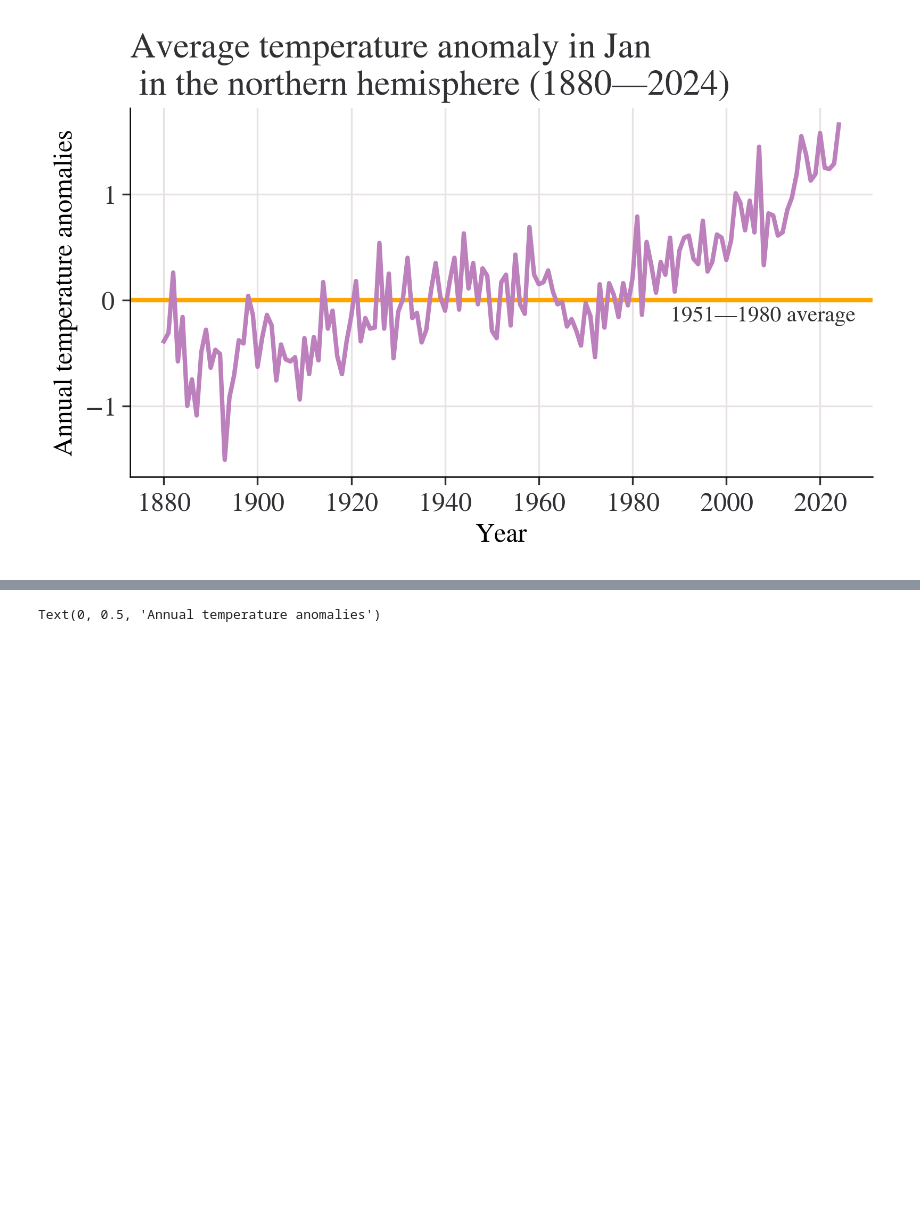
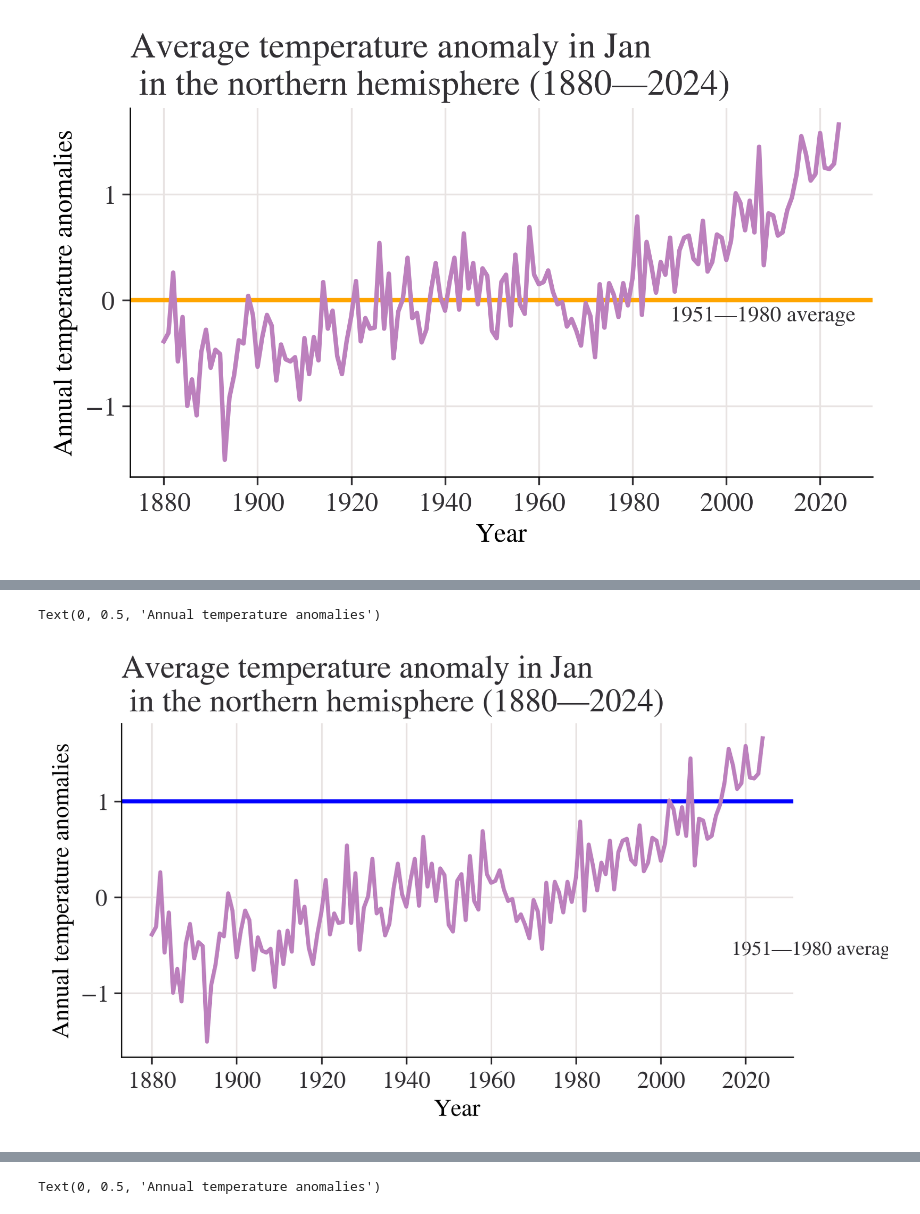
Before and after one commit to nichen-boop/xj-em24a-014, a Jupyter notebook: xujie-practiceone/xujie-prcticeone.ipynb, the cells around one changed output, grey strips where cells are left out. Drawn from its saved outputs; the diff is of its cells as text; code cells hidden in the pictures; blank space fills up the shorter version.

```diff
--- a/xujie-practiceone/xujie-prcticeone.ipynb
+++ b/xujie-practiceone/xujie-prcticeone.ipynb
@@ -110,0 +149,14 @@ Text(0, 0.5, 'Annual temperature anomalies')
+# %%
+
+month = "Jan"
+fig, ax = plt.subplots()
+ax.axhline(1, color="blue")
+ax.annotate("1951—1980 average", xy=(0.8, -0.6), xycoords=("figure fraction", "data"))
+df[month].plot(ax=ax)
+ax.set_title(
+    f"Average temperature anomaly in {month} \n in the northern hemisphere (1880—{df.index.max()})"
+)
+ax.set_ylabel("Annual temperature anomalies")
+# %% [output]
+Text(0, 0.5, 'Annual temperature anomalies')
+[figure, added]
```
Also changed, not shown: parts of 16 cells of this notebook, 3 other files.
